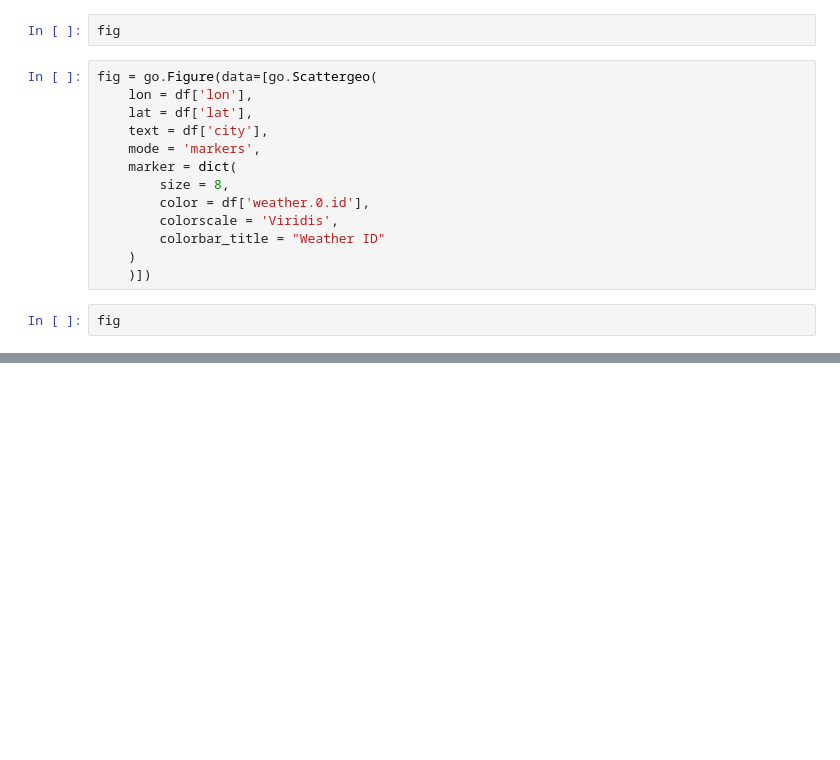
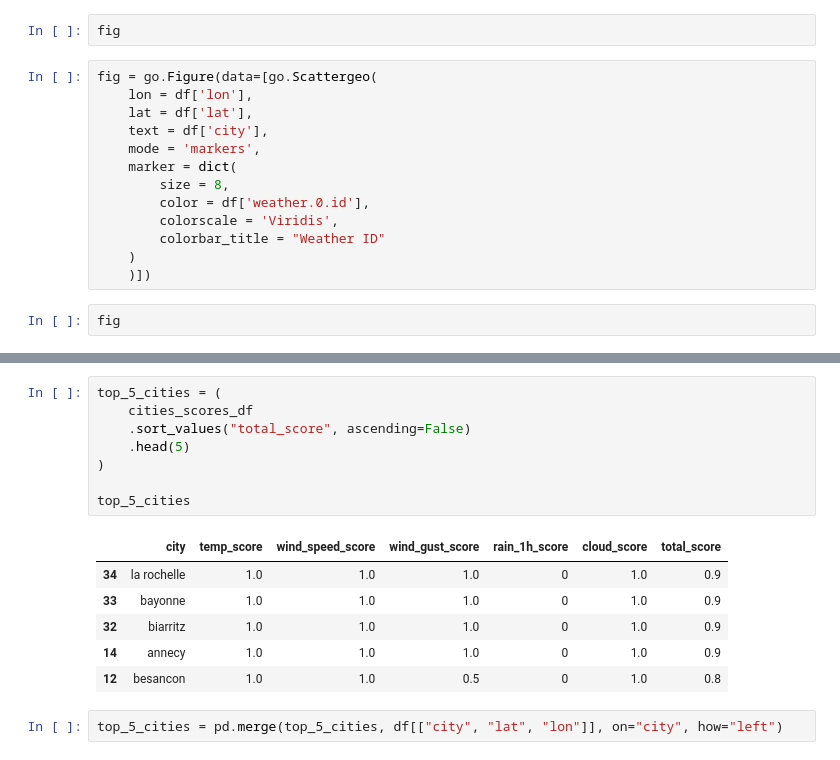
Before and after one commit to helene-mourez/jedha_kayak, a Jupyter notebook: EDA_kayak.ipynb, the cells around one changed output, grey strips where cells are left out. Cells and saved outputs as stored; diff of their text form; blank space fills up the shorter version.

```diff
--- a/EDA_kayak.ipynb
+++ b/EDA_kayak.ipynb
@@ -189,0 +322,17 @@ fig.show()
+# %%
+top_5_cities = (
+    cities_scores_df
+    .sort_values("total_score", ascending=False)
+    .head(5)
+)
+
+top_5_cities
+# %% [output]
+|  | city | temp_score | wind_speed_score | wind_gust_score | rain_1h_score | cloud_score | total_score |
+| 34 | la rochelle | 1.0 | 1.0 | 1.0 | 0 | 1.0 | 0.9 |
+| 33 | bayonne | 1.0 | 1.0 | 1.0 | 0 | 1.0 | 0.9 |
+| 32 | biarritz | 1.0 | 1.0 | 1.0 | 0 | 1.0 | 0.9 |
+| 14 | annecy | 1.0 | 1.0 | 1.0 | 0 | 1.0 | 0.9 |
+| 12 | besancon | 1.0 | 1.0 | 0.5 | 0 | 1.0 | 0.8 |
+# %%
+top_5_cities = pd.merge(top_5_cities, df[["city", "lat", "lon"]], on="city", how="left")
```
Also changed, not shown: parts of 32 cells of this notebook, 16 other files.
